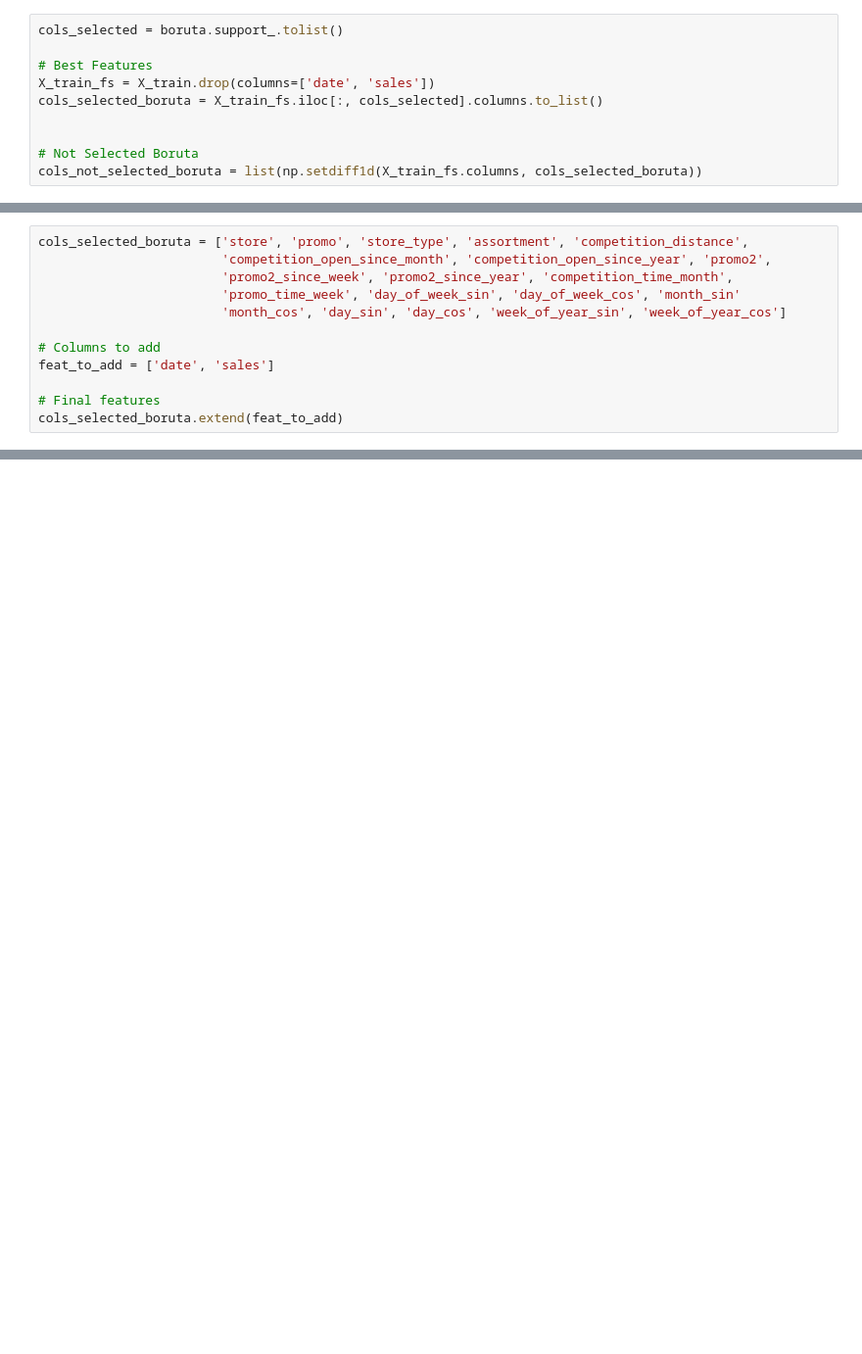
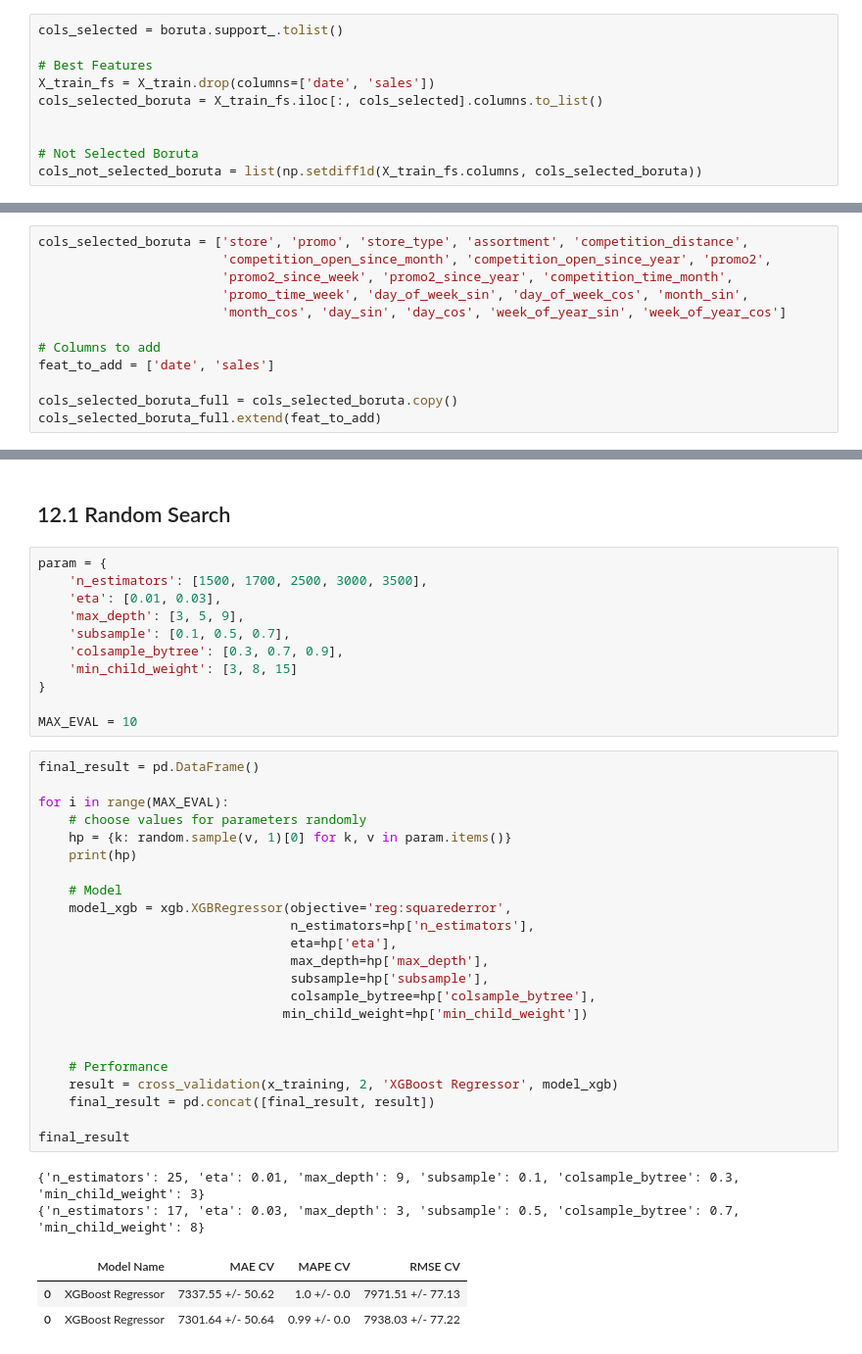
Before and after one commit to Jhonatanslopes/Rossmann-Sales-Forecast, a Jupyter notebook: notebook.ipynb, the cells around one changed output, grey strips where cells are left out. Shown at 98% size. Saved outputs shown, nothing was run; the diff lists cells and outputs as text; blank space fills up the shorter version.

```diff
--- a/notebook.ipynb
+++ b/notebook.ipynb
@@ -908,11 +959,11 @@ cols_not_selected_boruta = list(np.setdiff1d(X_train_fs.columns, cols_selected_b
 cols_selected_boruta = ['store', 'promo', 'store_type', 'assortment', 'competition_distance',
                         'competition_open_since_month', 'competition_open_since_year', 'promo2',
                         'promo2_since_week', 'promo2_since_year', 'competition_time_month',
-                        'promo_time_week', 'day_of_week_sin', 'day_of_week_cos', 'month_sin'
+                        'promo_time_week', 'day_of_week_sin', 'day_of_week_cos', 'month_sin',
                         'month_cos', 'day_sin', 'day_cos', 'week_of_year_sin', 'week_of_year_cos']
 
 # Columns to add
 feat_to_add = ['date', 'sales']
 
-# Final features
-cols_selected_boruta.extend(feat_to_add)
+cols_selected_boruta_full = cols_selected_boruta.copy()
+cols_selected_boruta_full.extend(feat_to_add)
@@ -918,0 +1113,42 @@ cols_selected_boruta.extend(feat_to_add)
+# %% [markdown]
+## 12.1 Random Search
+# %%
+param = {
+    'n_estimators': [1500, 1700, 2500, 3000, 3500],
+    'eta': [0.01, 0.03],
+    'max_depth': [3, 5, 9],
+    'subsample': [0.1, 0.5, 0.7],
+    'colsample_bytree': [0.3, 0.7, 0.9],
+    'min_child_weight': [3, 8, 15]
+}
+
+MAX_EVAL = 10
+# %%
+final_result = pd.DataFrame()
+
+for i in range(MAX_EVAL):
+    # choose values for parameters randomly
+    hp = {k: random.sample(v, 1)[0] for k, v in param.items()}
+    print(hp)
+
+    # Model
+    model_xgb = xgb.XGBRegressor(objective='reg:squarederror',
+                                 n_estimators=hp['n_estimators'],
+                                 eta=hp['eta'],
+                                 max_depth=hp['max_depth'],
+                                 subsample=hp['subsample'],
+                                 colsample_bytree=hp['colsample_bytree'],
+                                min_child_weight=hp['min_child_weight'])
+
+
+    # Performance
+    result = cross_validation(x_training, 2, 'XGBoost Regressor', model_xgb)
+    final_result = pd.concat([final_result, result])
+
+final_result
+# %% [output]
+{'n_estimators': 25, 'eta': 0.01, 'max_depth': 9, 'subsample': 0.1, 'colsample_bytree': 0.3, 'min_child_weight': 3}
+{'n_estimators': 17, 'eta': 0.03, 'max_depth': 3, 'subsample': 0.5, 'colsample_bytree': 0.7, 'min_child_weight': 8}
+|  | Model Name | MAE CV | MAPE CV | RMSE CV |
+| 0 | XGBoost Regressor | 7337.55 +/- 50.62 | 1.0 +/- 0.0 | 7971.51 +/- 77.13 |
+| 0 | XGBoost Regressor | 7301.64 +/- 50.64 | 0.99 +/- 0.0 | 7938.03 +/- 77.22 |
```
Also changed, not shown: parts of 35 cells of this notebook.
